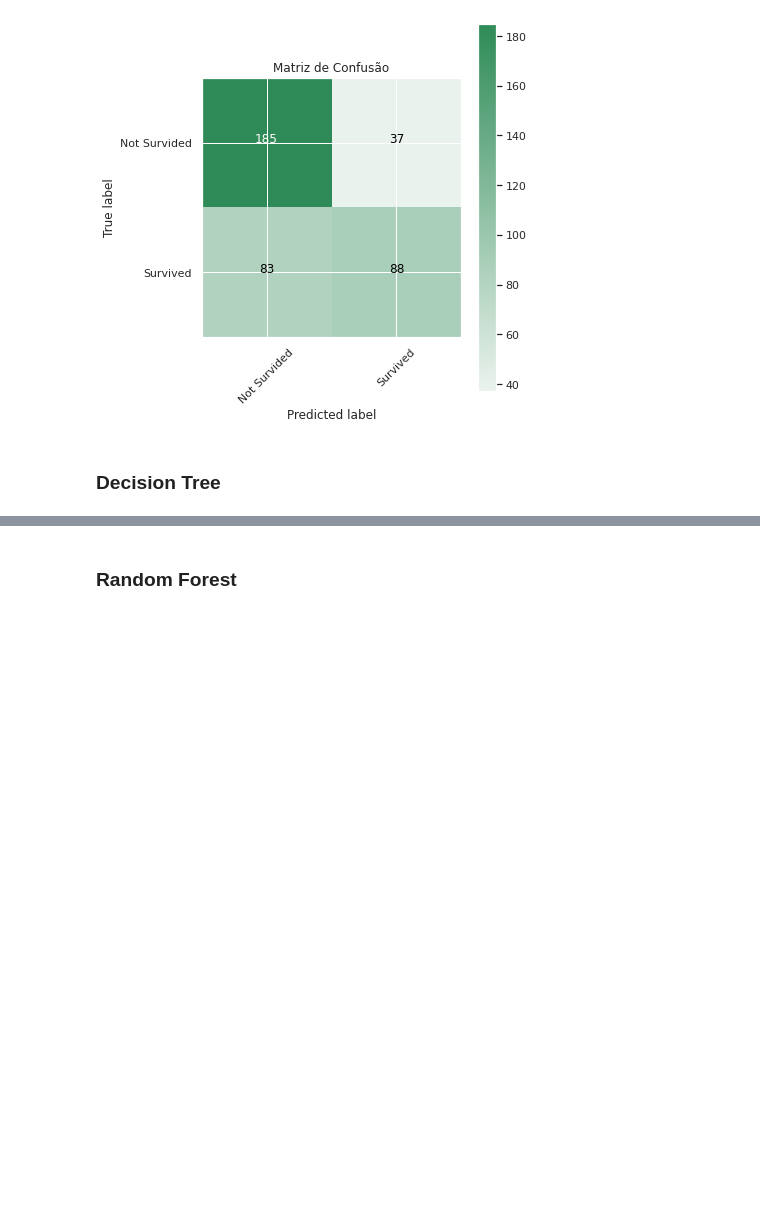
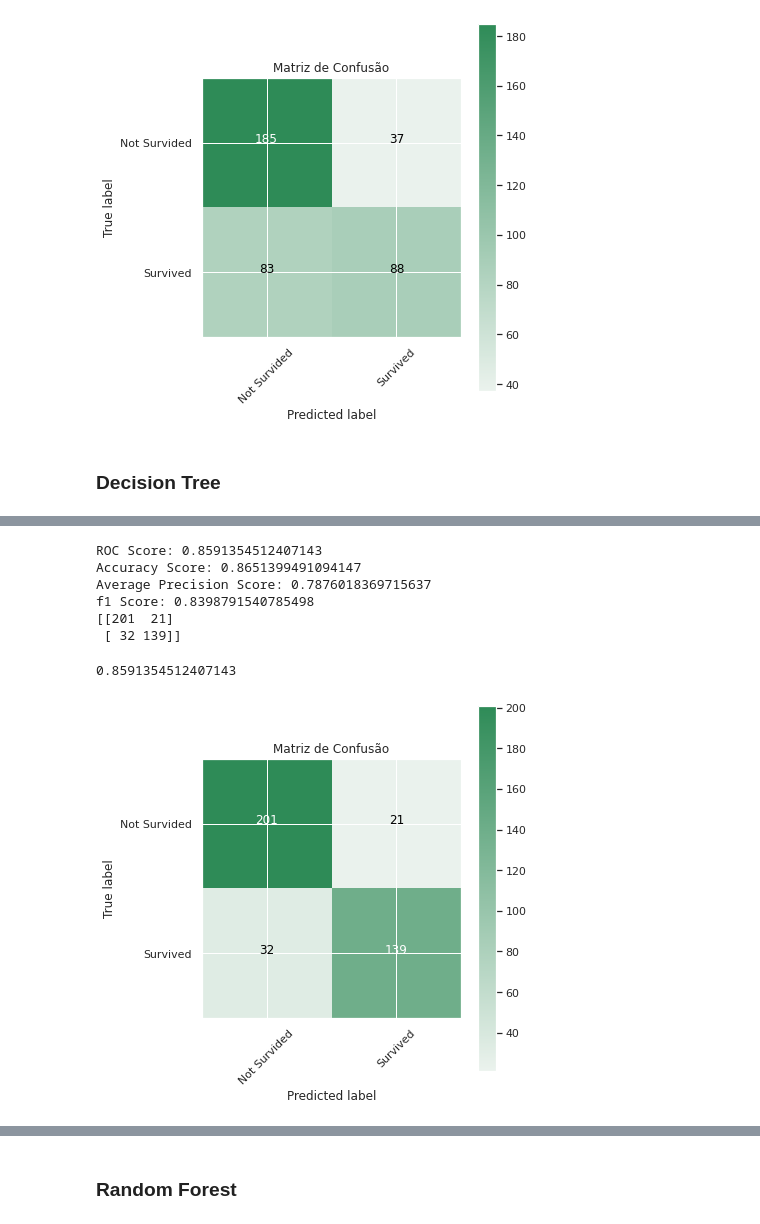
Before and after one commit to GDevigili/machine-learning-coursework, a Jupyter notebook: coursework.ipynb, the cells around one changed output, grey strips where cells are left out. Saved outputs shown, nothing was run; the diff lists cells and outputs as text; code cells hidden in the pictures; blank space fills up the shorter version.

```diff
--- a/coursework.ipynb
+++ b/coursework.ipynb
@@ -854,0 +852,13 @@ f1 Score: 0.856269113149847
+# %%
+tree = DecisionTreeClassifier().fit(x_train, y_train)
+
+classifier_evaluation(tree, x_test, y_test)
+# %% [output]
+ROC Score: 0.8591354512407143
+Accuracy Score: 0.8651399491094147
+Average Precision Score: 0.7876018369715637
+f1 Score: 0.8398791540785498
+[[201  21]
+ [ 32 139]]
+0.8591354512407143
+[figure, added]
```
Also changed, not shown: parts of 15 cells of this notebook.
